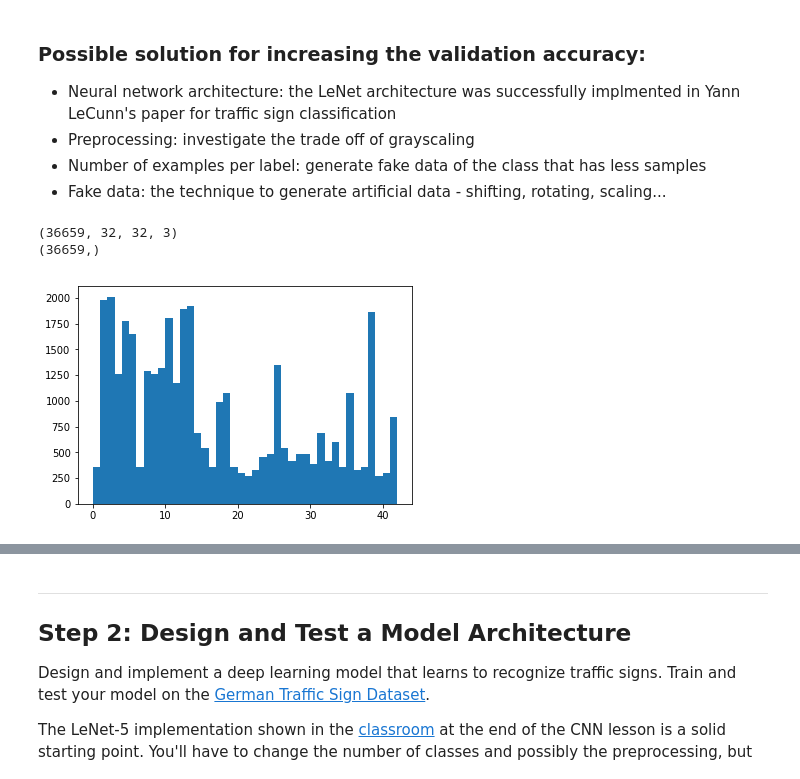
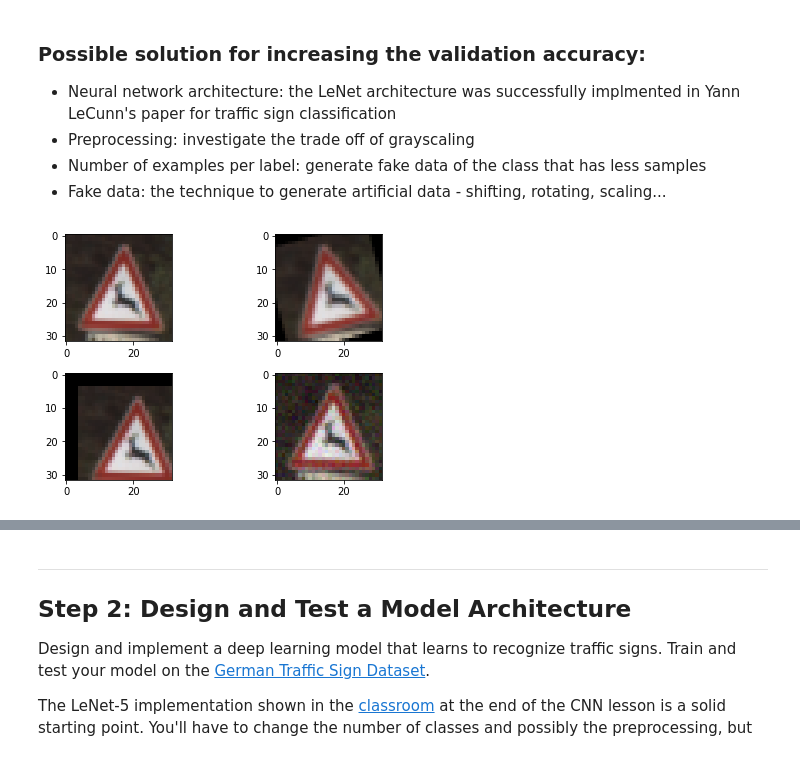
Before and after one commit to weihunko/CarND-Traffic-Sign-Classifier-Project, a Jupyter notebook: Traffic_Sign_Classifier.ipynb, the cells around one changed output, grey strips where cells are left out. Drawn from its saved outputs; the diff is of its cells as text; code cells hidden in the pictures.

```diff
--- a/Traffic_Sign_Classifier.ipynb
+++ b/Traffic_Sign_Classifier.ipynb
@@ -167,41 +168,62 @@ plt.show()
 - Number of examples per label: generate fake data of the class that has less samples
 - Fake data: the technique to generate artificial data - shifting, rotating, scaling...
 # %%
-## increases the amount of data of certain classes that has less samples
+## generating artificial data
 
 def image_shifting(img, shift_p):
     (rows, cols) = img.shape[:2]
     M = np.float32([[1, 0, shift_p], [0, 1, shift_p]])
     return cv2.warpAffine(img, M, (cols, rows))
 
 def image_rotation(img, angle):
     (rows, cols) = img.shape[:2]
     M = cv2.getRotationMatrix2D((cols / 2, rows / 2), angle, 1)
     return cv2.warpAffine(img, M, (cols, rows))
 
+def gauss_noisy(image):
+    row,col,ch= image.shape
+    mean = 0
+    var = 80
+    sigma = var**0.5
+    gauss = np.random.normal(mean,sigma,(row,col,ch))
+    gauss = gauss.reshape(row,col,ch)
+    image = np.float32(image)
+    noisy = image + gauss
+    noisy[noisy < 0] == 0
+    noisy[noisy > 255] == 255
+    noisy = np.uint8(noisy)
+    return noisy
+
 def append_class(X_data, y_data, n_class, angle, shift):
     X_n_class = X_data[y_data == n_class]
     y_n_class = y_data[y_data == n_class]
     for i in range(len(X_n_class)):
         X_n_class[i] = image_rotation(X_n_class[i], angle)
         X_n_class[i] = image_shifting(X_n_class[i], shift)
 
     return np.vstack((X_data, X_n_class)), np.append(y_data, y_n_class)
 
-for n_c in y_less_c:
-    X_train, y_train = append_class(X_train, y_train, n_c, 15, 4)
+def append_class_gauss(X_data, y_data, n_class):
+    X_n_class = X_data[y_data == n_class]
+    y_n_class = y_data[y_data == n_class]
+    for i in range(len(X_n_class)):
+        X_n_class[i] = gauss_noisy(X_n_class[i])
 
-print(X_train.shape)
-print(y_train.shape)
+    return np.vstack((X_data, X_n_class)), np.append(y_data, y_n_class)
 
-fig, ax1 = plt.subplots(1, 1)
-bins = range(n_classes)
-ax1.hist(y_train, bins)
+
+## test the image shifting and rotation function
+original = X_train[500]
+rotated = image_rotation(original, 15)
+shifted = image_shifting(original, 4)
+gaussed = gauss_noisy(original)
+fig5, axes = plt.subplots(2,2)
+fig5.tight_layout()
+axes[0, 0].imshow(original)
+axes[0, 1].imshow(rotated)
+axes[1, 0].imshow(shifted)
+axes[1, 1].imshow(gaussed)
 plt.show()
-
-# TODO: Number of training examples
-n_train = len(X_train)
+fig5.savefig("./examples/preprocessing.png")
 # %% [output]
-(36659, 32, 32, 3)
-(36659,)
-[figure, old version]
+[figure, new version]
```
Also changed, not shown: parts of 10 cells of this notebook, 10 other files.
